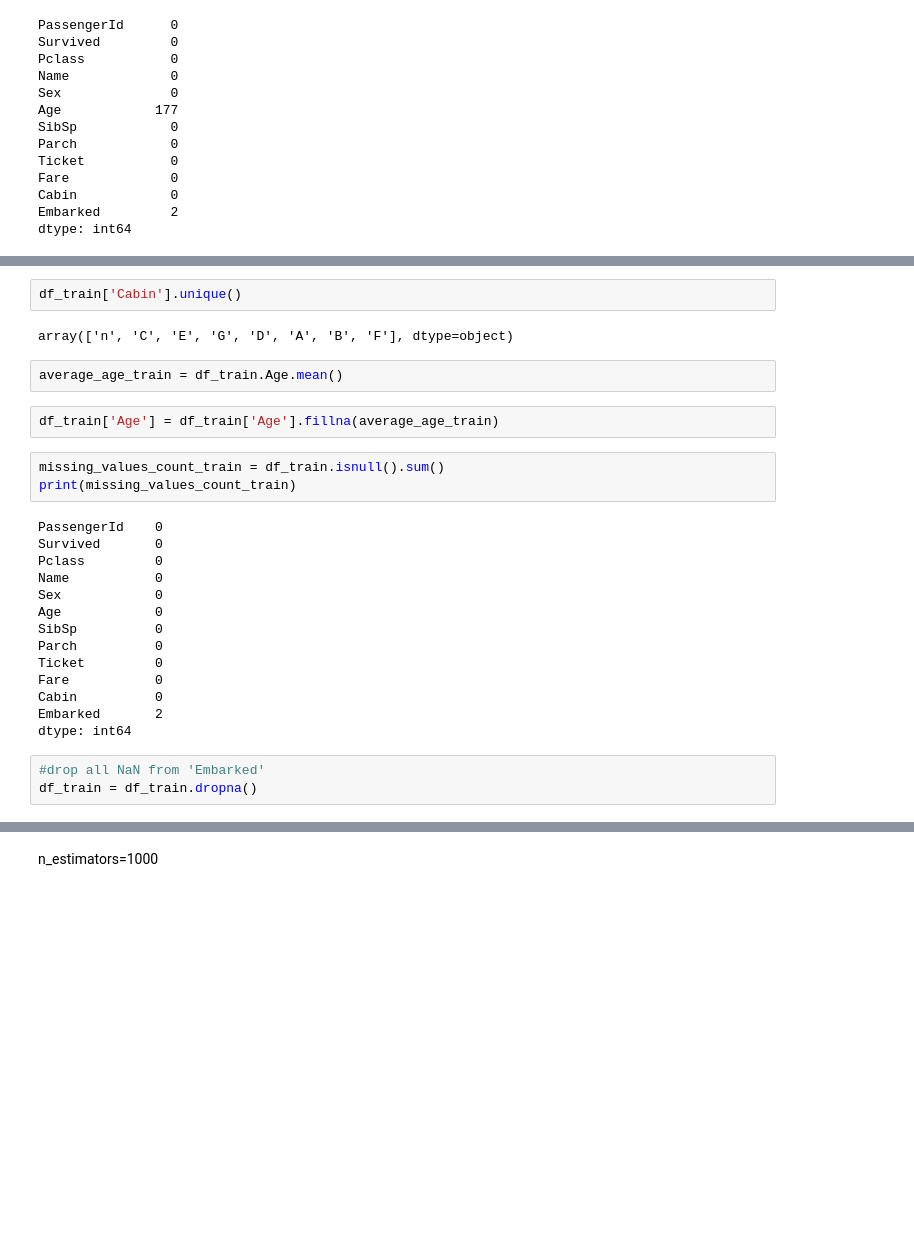
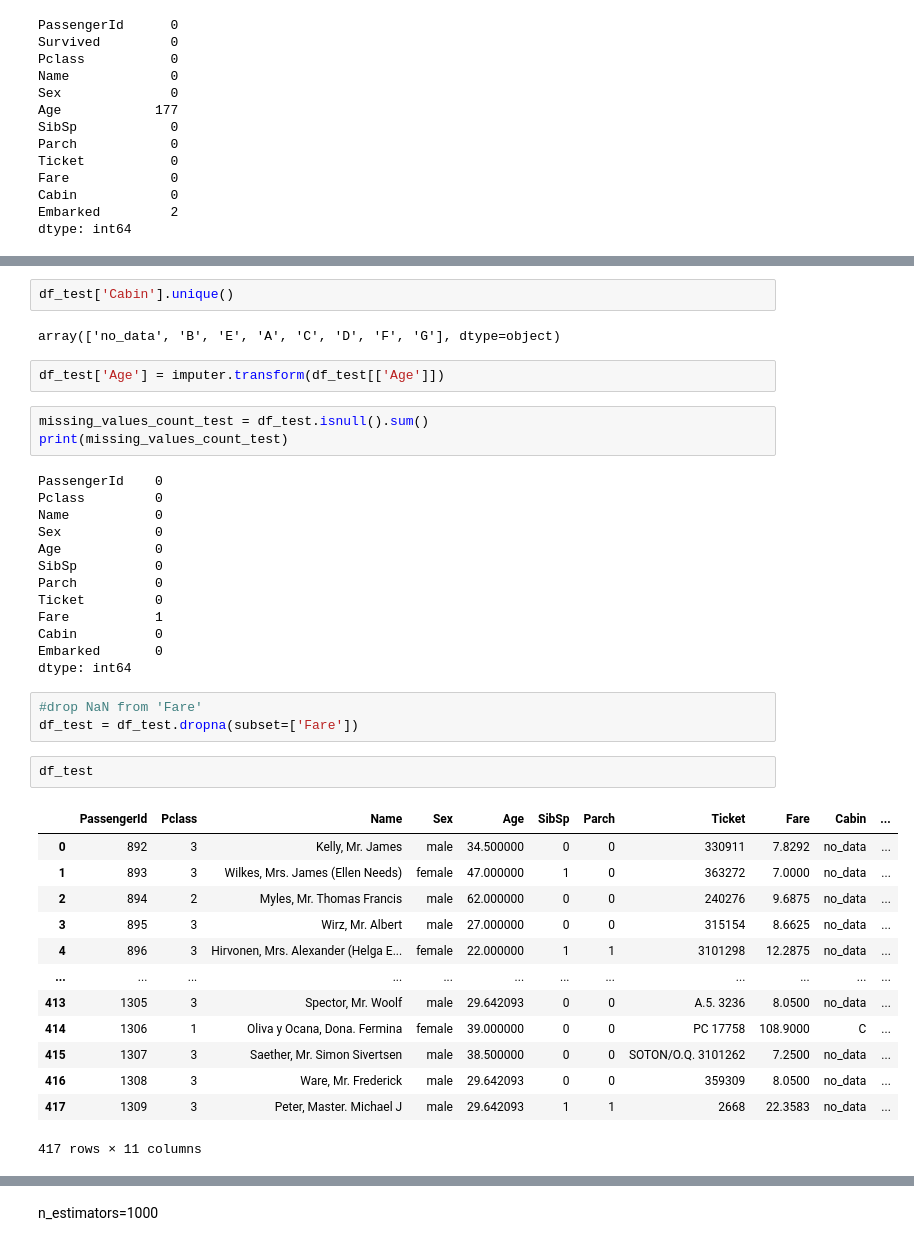
Before and after one commit to agomolka/KaggleTitanicCompetition, a Jupyter notebook: better_titanic.ipynb, the cells around one changed output, grey strips where cells are left out. Saved outputs shown, nothing was run; the diff lists cells and outputs as text; blank space fills up the shorter version.

```diff
--- a/better_titanic.ipynb
+++ b/better_titanic.ipynb
@@ -370,17 +388,14 @@ See the caveats in the documentation: https://pandas.pydata.org/pandas-docs/stab
 # %%
-df_train['Cabin'].unique()
+df_test['Cabin'].unique()
 # %% [output]
-array(['n', 'C', 'E', 'G', 'D', 'A', 'B', 'F'], dtype=object)
+array(['no_data', 'B', 'E', 'A', 'C', 'D', 'F', 'G'], dtype=object)
-# %%
-average_age_train = df_train.Age.mean()
-# %%
-df_train['Age'] = df_train['Age'].fillna(average_age_train)
+# %%
+df_test['Age'] = imputer.transform(df_test[['Age']])
 # %%
-missing_values_count_train = df_train.isnull().sum()
-print(missing_values_count_train)
+missing_values_count_test = df_test.isnull().sum()
+print(missing_values_count_test)
 # %% [output]
 PassengerId    0
-Survived       0
 Pclass         0
 Name           0
 Sex            0
@@ -388,11 +403,27 @@ Age            0
 SibSp          0
 Parch          0
 Ticket         0
-Fare           0
+Fare           1
 Cabin          0
-Embarked       2
+Embarked       0
 dtype: int64
 # %%
-#drop all NaN from 'Embarked'
-df_train = df_train.dropna()
+#drop NaN from 'Fare'
+df_test = df_test.dropna(subset=['Fare'])
+# %%
+df_test
+# %% [output]
+|  | PassengerId | Pclass | Name | Sex | Age | SibSp | Parch | Ticket | Fare | Cabin | ... |
+| 0 | 892 | 3 | Kelly, Mr. James | male | 34.500000 | 0 | 0 | 330911 | 7.8292 | no_data | ... |
+| 1 | 893 | 3 | Wilkes, Mrs. James (Ellen Needs) | female | 47.000000 | 1 | 0 | 363272 | 7.0000 | no_data | ... |
+| 2 | 894 | 2 | Myles, Mr. Thomas Francis | male | 62.000000 | 0 | 0 | 240276 | 9.6875 | no_data | ... |
+| 3 | 895 | 3 | Wirz, Mr. Albert | male | 27.000000 | 0 | 0 | 315154 | 8.6625 | no_data | ... |
+| 4 | 896 | 3 | Hirvonen, Mrs. Alexander (Helga E... | female | 22.000000 | 1 | 1 | 3101298 | 12.2875 | no_data | ... |
+| ... | ... | ... | ... | ... | ... | ... | ... | ... | ... | ... | ... |
+| 413 | 1305 | 3 | Spector, Mr. Woolf | male | 29.642093 | 0 | 0 | A.5. 3236 | 8.0500 | no_data | ... |
+| 414 | 1306 | 1 | Oliva y Ocana, Dona. Fermina | female | 39.000000 | 0 | 0 | PC 17758 | 108.9000 | C | ... |
+| 415 | 1307 | 3 | Saether, Mr. Simon Sivertsen | male | 38.500000 | 0 | 0 | SOTON/O.Q. 3101262 | 7.2500 | no_data | ... |
+| 416 | 1308 | 3 | Ware, Mr. Frederick | male | 29.642093 | 0 | 0 | 359309 | 8.0500 | no_data | ... |
+| 417 | 1309 | 3 | Peter, Master. Michael J | male | 29.642093 | 1 | 1 | 2668 | 22.3583 | no_data | ... |
+417 rows × 11 columns
 # %%
```
Also changed, not shown: parts of 50 cells of this notebook.
